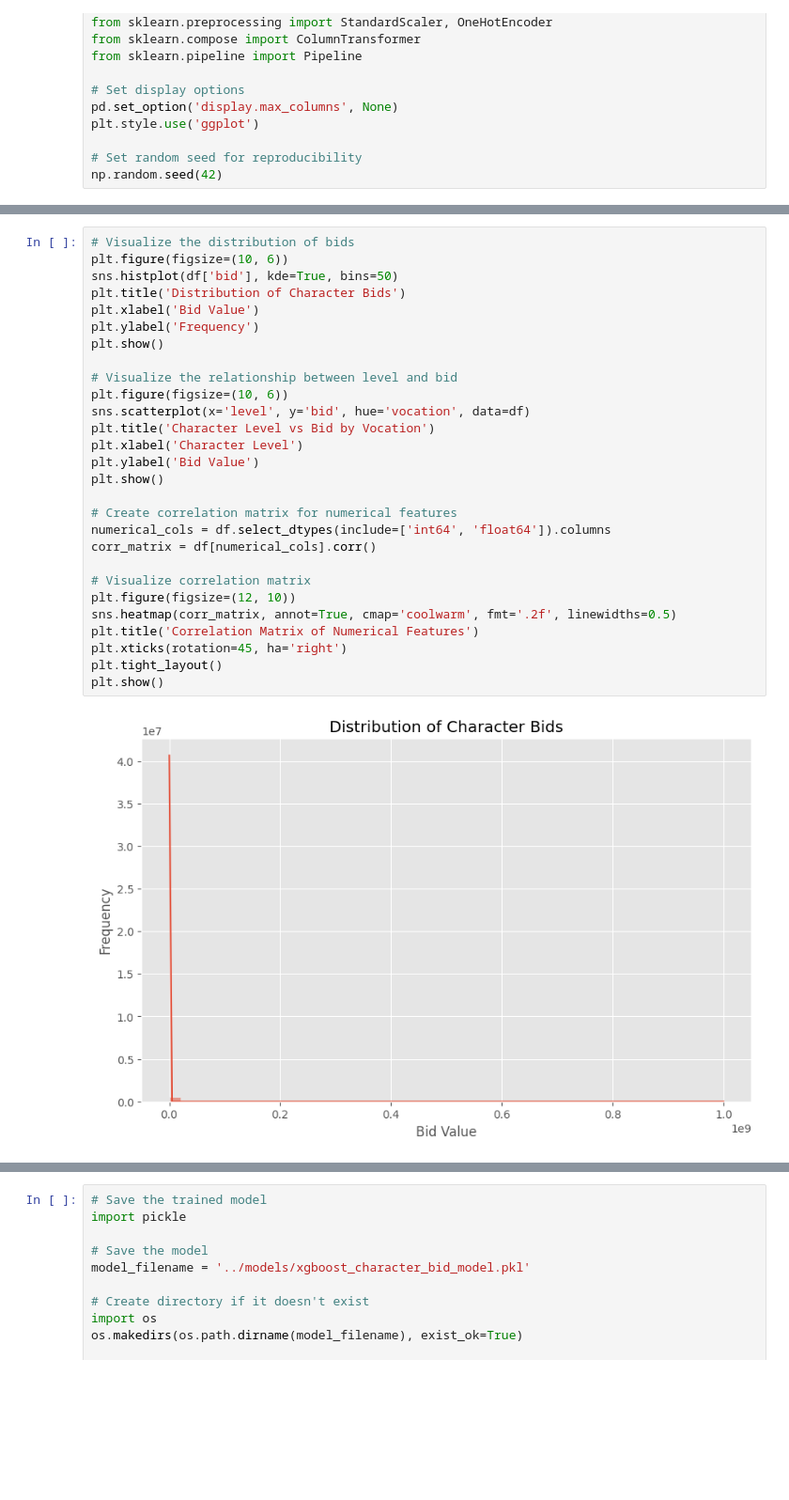
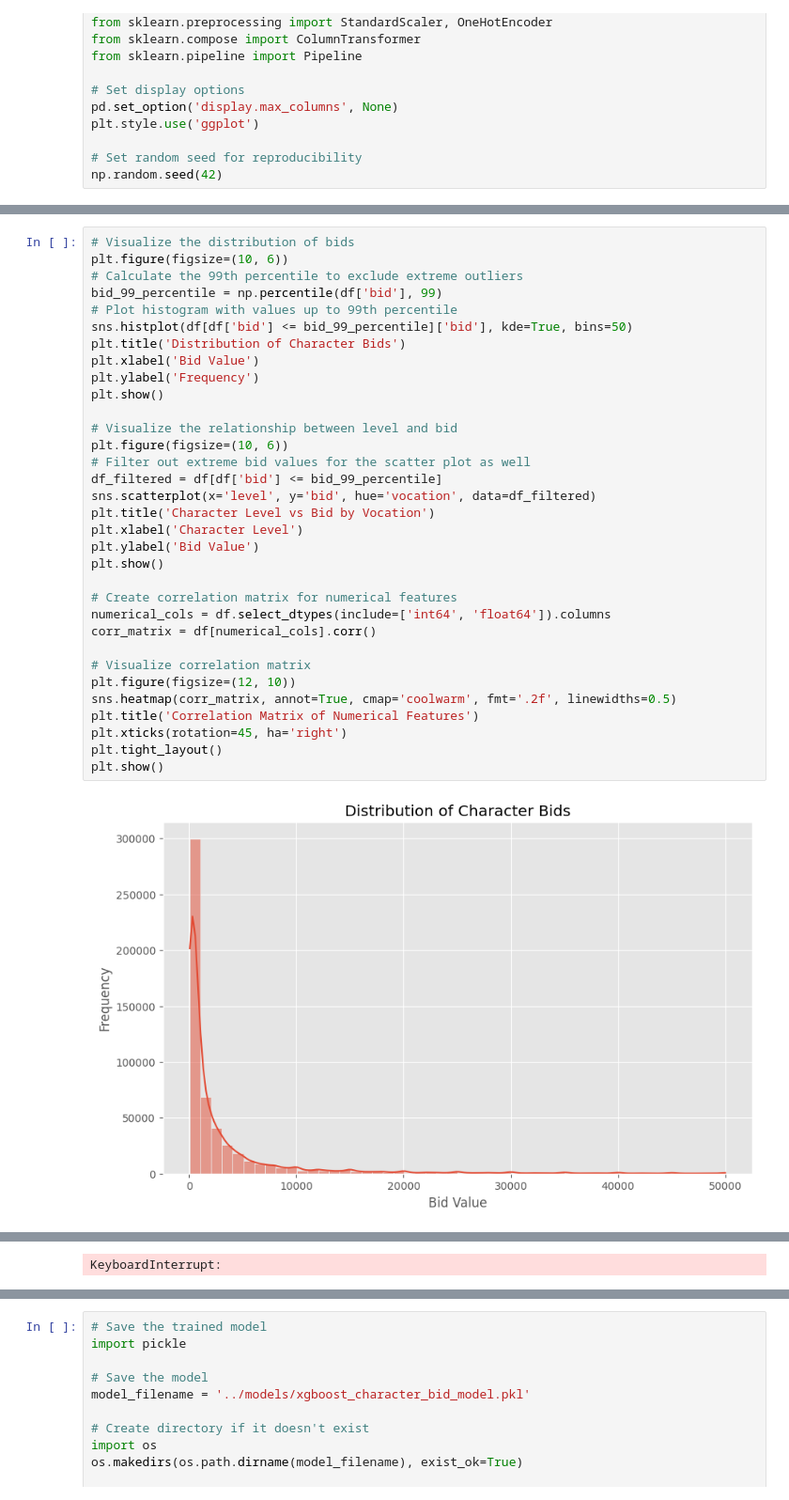
Before and after one commit to alvaroinckot/tcaqs, a Jupyter notebook: notebooks/xgboost.ipynb, the cells around one changed output, grey strips where cells are left out. Shown at 94% size. Cells and saved outputs as stored; diff of their text form; blank space fills up the shorter version.

```diff
--- a/notebooks/xgboost.ipynb
+++ b/notebooks/xgboost.ipynb
@@ -86,30 +86,35 @@ Basic statistics:
 # %%
 # Visualize the distribution of bids
 plt.figure(figsize=(10, 6))
-sns.histplot(df['bid'], kde=True, bins=50)
+# Calculate the 99th percentile to exclude extreme outliers
+bid_99_percentile = np.percentile(df['bid'], 99)
+# Plot histogram with values up to 99th percentile
+sns.histplot(df[df['bid'] <= bid_99_percentile]['bid'], kde=True, bins=50)
 plt.title('Distribution of Character Bids')
 plt.xlabel('Bid Value')
 plt.ylabel('Frequency')
 plt.show()
 
 # Visualize the relationship between level and bid
 plt.figure(figsize=(10, 6))
-sns.scatterplot(x='level', y='bid', hue='vocation', data=df)
+# Filter out extreme bid values for the scatter plot as well
+df_filtered = df[df['bid'] <= bid_99_percentile]
+sns.scatterplot(x='level', y='bid', hue='vocation', data=df_filtered)
 plt.title('Character Level vs Bid by Vocation')
 plt.xlabel('Character Level')
 plt.ylabel('Bid Value')
 plt.show()
 
 # Create correlation matrix for numerical features
 numerical_cols = df.select_dtypes(include=['int64', 'float64']).columns
 corr_matrix = df[numerical_cols].corr()
 
 # Visualize correlation matrix
 plt.figure(figsize=(12, 10))
 sns.heatmap(corr_matrix, annot=True, cmap='coolwarm', fmt='.2f', linewidths=0.5)
 plt.title('Correlation Matrix of Numerical Features')
 plt.xticks(rotation=45, ha='right')
 plt.tight_layout()
 plt.show()
 # %% [output]
-[figure, old version]
+[figure, new version]
@@ -118,3 +121,4 @@ plt.show()
+KeyboardInterrupt:
 # %%
 # Feature Engineering and Data Preparation
 
```
Also changed, not shown: parts of 11 cells of this notebook, 3 other files.
